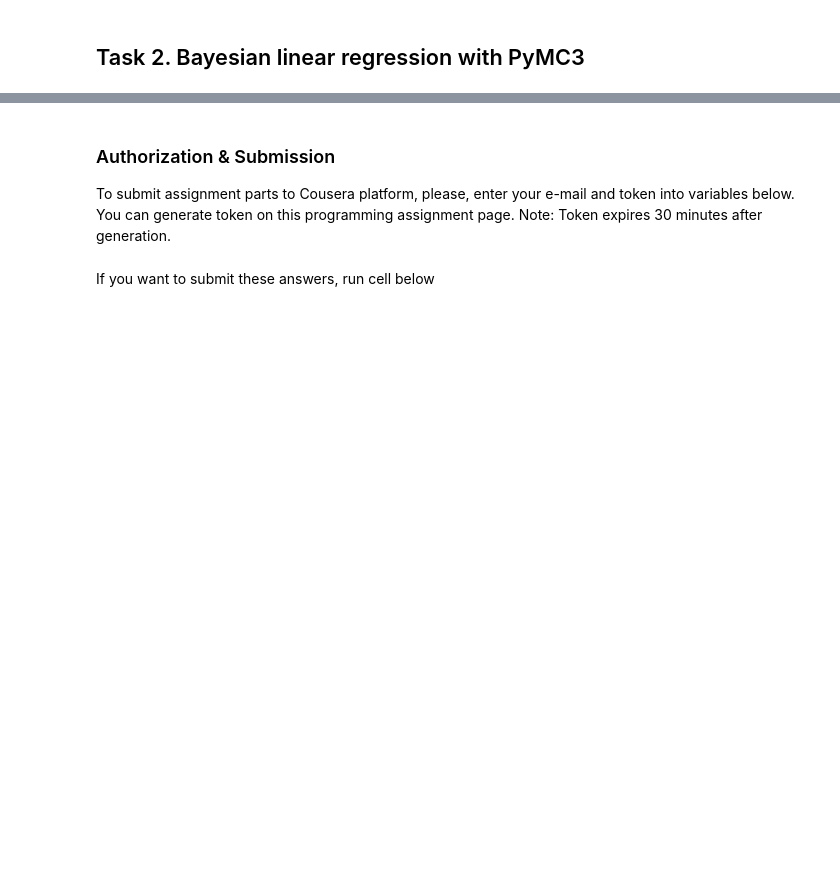
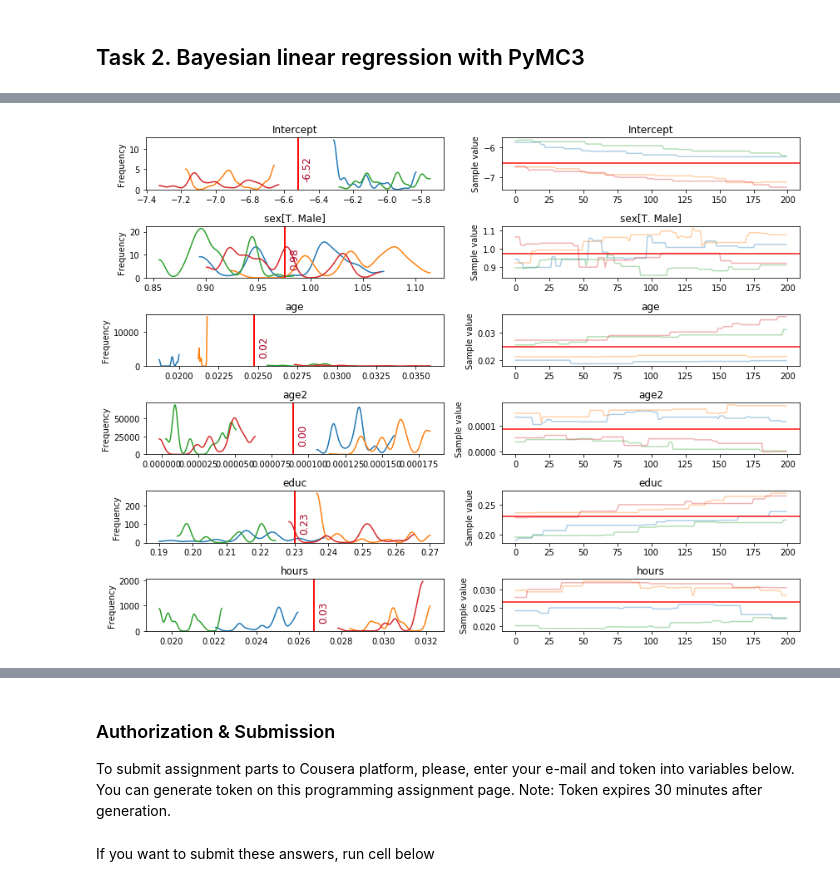
Before and after one commit to ck-unifr/coursera-advance-machine-learning-specialization, a Jupyter notebook: bayesian-methods-for-machine-learning/week4/Week4.Practical Assignment.MCMC.ipynb, the cells around one changed output, grey strips where cells are left out. Saved outputs shown, nothing was run; the diff lists cells and outputs as text; code cells hidden in the pictures; blank space fills up the shorter version.

```diff
--- a/bayesian-methods-for-machine-learning/week4/Week4.Practical Assignment.MCMC.ipynb
+++ b/bayesian-methods-for-machine-learning/week4/Week4.Practical Assignment.MCMC.ipynb
@@ -114,0 +293,21 @@ However, Laplace and Gaussian distributions are not conjugate and we can not per
+# %%
+# You will need the following function to visualize the sampling process.
+# You don't need to change it.
+def plot_traces(traces, burnin=2000):
+    '''
+    Convenience function:
+    Plot traces with overlaid means and values
+    '''
+
+#     ax = pm.traceplot(traces[burnin:], figsize=(12,len(traces.varnames)*1.5),
+#         lines={k: v['mean'] for k, v in pm.df_summary(traces[burnin:]).iterrows()})
+
+    ax = pm.traceplot(traces[burnin:], figsize=(12,len(traces.varnames)*1.5),
+        lines={k: v['mean'] for k, v in pm.summary(traces[burnin:]).iterrows()})
+
+
+#     for i, mn in enumerate(pm.df_summary(traces[burnin:])['mean']):
+    for i, mn in enumerate(pm.summary(traces[burnin:])['mean']):
+        ax[i,0].annotate('{:.2f}'.format(mn), xy=(mn,0), xycoords='data'
+                    ,xytext=(5,10), textcoords='offset points', rotation=90
+                    ,va='bottom', fontsize='large', color='#AA0022')
@@ -114,0 +321,3 @@ However, Laplace and Gaussian distributions are not conjugate and we can not per
+# %%
+data['age2'] = data['age']**2
+data.head()
@@ -114,0 +331,17 @@ However, Laplace and Gaussian distributions are not conjugate and we can not per
+# %%
+with pm.Model() as logistic_model:
+    # Since it is unlikely that the dependency between the age and salary is linear, we will include age squared
+    # into features so that we can model dependency that favors certain ages.
+    # Train Bayesian logistic regression model on the following features: sex, age, age^2, educ, hours
+    # Use pm.sample to run MCMC to train this model.
+    # To specify the particular sampler method (Metropolis-Hastings) to pm.sample,
+    # use `pm.Metropolis`.
+    # Train your model for 400 samples.
+    # Save the output of pm.sample to a variable: this is the trace of the sampling procedure and will be used
+    # to estimate the statistics of the posterior distribution.
+
+    #### YOUR CODE HERE ####
+    pm.glm.GLM.from_formula('income_more_50K ~ sex + age + age2 + educ + hours', data, family=pm.glm.families.Binomial())
+    with logistic_model:
+        trace = pm.sample(400, step=[pm.Metropolis()])
+    ### END OF YOUR CODE ###
@@ -114,0 +360,4 @@ However, Laplace and Gaussian distributions are not conjugate and we can not per
+# %%
+plot_traces(trace, burnin=200)
+# %% [output]
+[figure, added]
```
Also changed, not shown: parts of 40 cells of this notebook, 8 other files.
